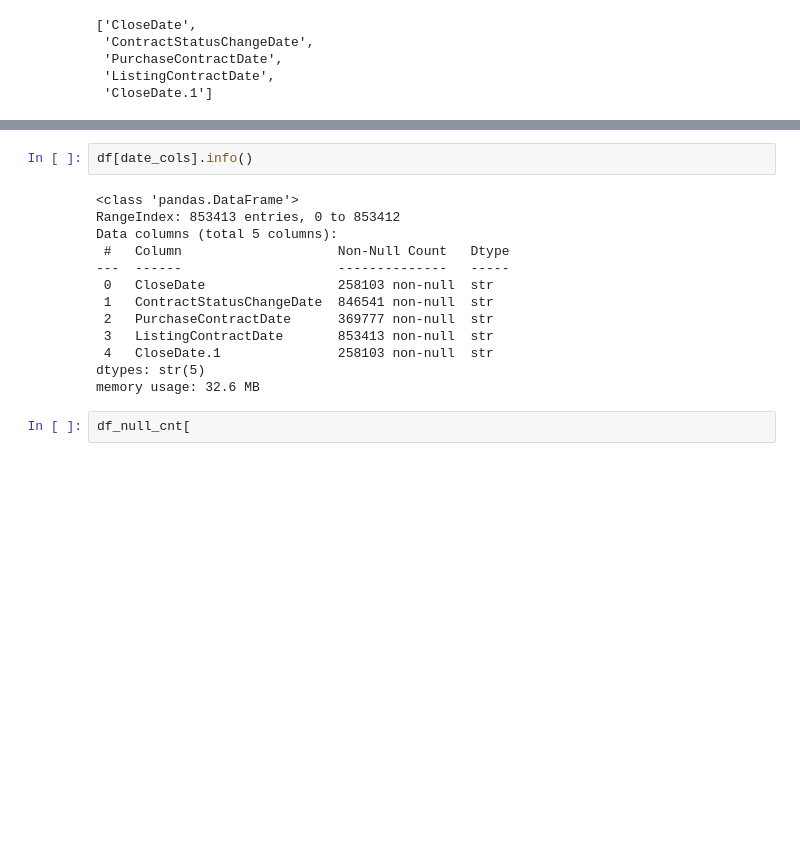
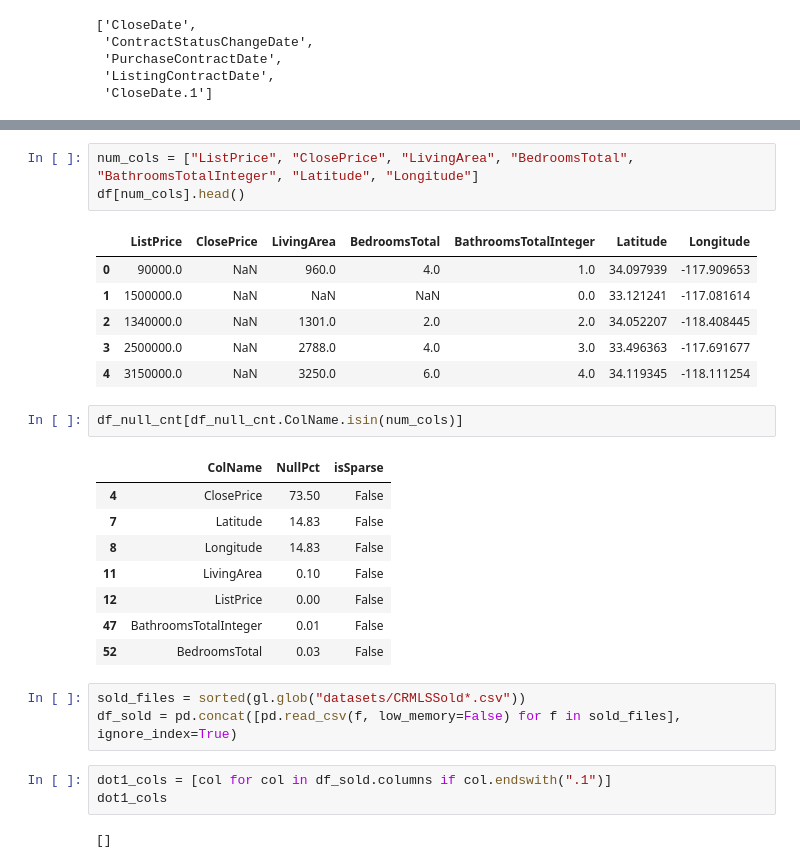
Before and after one commit to sangyeolbaek/idx-exchange, a Jupyter notebook: testing.ipynb, the cells around one changed output, grey strips where cells are left out. Drawn from its saved outputs; the diff is of its cells as text; blank space fills up the shorter version.

```diff
--- a/testing.ipynb
+++ b/testing.ipynb
@@ -139,17 +160,29 @@ date_cols
+# %%
+num_cols = ["ListPrice", "ClosePrice", "LivingArea", "BedroomsTotal", "BathroomsTotalInteger", "Latitude", "Longitude"]
+df[num_cols].head()
+# %% [output]
+|  | ListPrice | ClosePrice | LivingArea | BedroomsTotal | BathroomsTotalInteger | Latitude | Longitude |
+| 0 | 90000.0 | NaN | 960.0 | 4.0 | 1.0 | 34.097939 | -117.909653 |
+| 1 | 1500000.0 | NaN | NaN | NaN | 0.0 | 33.121241 | -117.081614 |
+| 2 | 1340000.0 | NaN | 1301.0 | 2.0 | 2.0 | 34.052207 | -118.408445 |
+| 3 | 2500000.0 | NaN | 2788.0 | 4.0 | 3.0 | 33.496363 | -117.691677 |
+| 4 | 3150000.0 | NaN | 3250.0 | 6.0 | 4.0 | 34.119345 | -118.111254 |
 # %%
-df[date_cols].info()
+df_null_cnt[df_null_cnt.ColName.isin(num_cols)]
 # %% [output]
-<class 'pandas.DataFrame'>
-RangeIndex: 853413 entries, 0 to 853412
-Data columns (total 5 columns):
- #   Column                    Non-Null Count   Dtype
----  ------                    --------------   -----
- 0   CloseDate                 258103 non-null  str
- 1   ContractStatusChangeDate  846541 non-null  str
- 2   PurchaseContractDate      369777 non-null  str
- 3   ListingContractDate       853413 non-null  str
- 4   CloseDate.1               258103 non-null  str
-dtypes: str(5)
-memory usage: 32.6 MB
+|  | ColName | NullPct | isSparse |
+| 4 | ClosePrice | 73.50 | False |
+| 7 | Latitude | 14.83 | False |
+| 8 | Longitude | 14.83 | False |
+| 11 | LivingArea | 0.10 | False |
+| 12 | ListPrice | 0.00 | False |
+| 47 | BathroomsTotalInteger | 0.01 | False |
+| 52 | BedroomsTotal | 0.03 | False |
 # %%
-df_null_cnt[
+sold_files = sorted(gl.glob("datasets/CRMLSSold*.csv"))
+df_sold = pd.concat([pd.read_csv(f, low_memory=False) for f in sold_files], ignore_index=True)
+# %%
+dot1_cols = [col for col in df_sold.columns if col.endswith(".1")]
+dot1_cols
+# %% [output]
+[]
```
Also changed, not shown: parts of 19 cells of this notebook, 6 other files.
